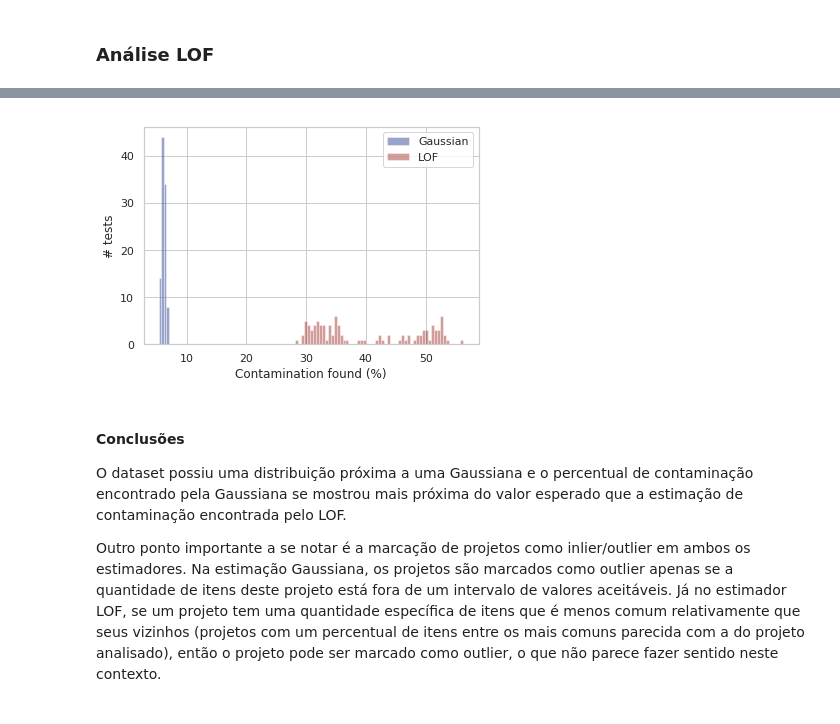
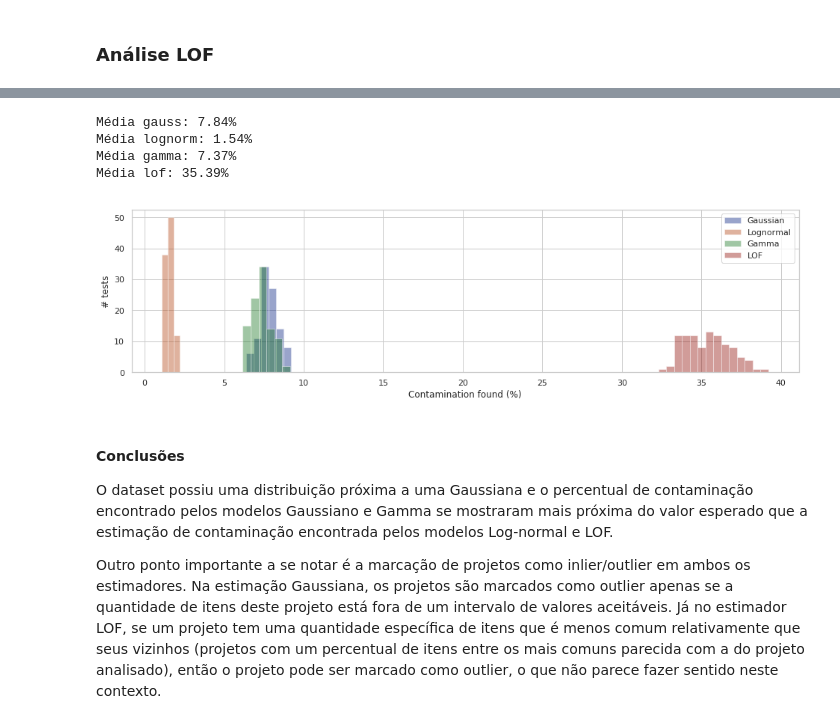
Before and after one commit to lappis-unb/salic-ml, a Jupyter notebook: notebooks/report/analysis_of_common_items.ipynb, the cells around one changed output, grey strips where cells are left out. Drawn from its saved outputs; the diff is of its cells as text; code cells hidden in the pictures.

```diff
--- a/notebooks/report/analysis_of_common_items.ipynb
+++ b/notebooks/report/analysis_of_common_items.ipynb
@@ -178,3 +178,6 @@ Wall time: 1min 40s
+# %%
+segment_projects[segment_projects >= 0.999] = 0.999
+segment_projects[segment_projects <= 0.001] = 0.001
 # %% [markdown]
 #### Gerando gráficos dos resultados encontrados
 # %%
@@ -212,18 +302,2 @@ dtype: float64
 # %% [markdown]
 ### Análise Gaussiana
-# %%
-expected_mean = np.mean(projects_train)
-expected_std = np.std(projects_train)
-print('Média esperada: %.2lf' % expected_mean)
-print('Desvio padrão esperado: %.2lf\n' % expected_std)
-
-k = 1.8
-lower_limit = expected_mean - k * expected_std
-upper_limit = expected_mean + k * expected_std
-contamination = 2 * (1 - scipy.stats.norm(expected_mean, expected_std).cdf(upper_limit))
-
-inlier_filter = ((projects_test >= lower_limit) & (projects_test <= upper_limit))
-contamination_found = sum(~inlier_filter) / len(projects_test)
-
-print('Percentual de outliers esperado: %.2lf%%' % (100 * contamination))
-print('Percentual de outliers encontrado: %.2lf%%' % (100 * contamination_found))
@@ -359,26 +487,41 @@ for i in range(100):
 # %%
 sns.set(style='whitegrid', palette='dark')
+f, ax = plt.subplots(figsize=(16,4))
 
-gauss = percentuals['gaussian']
-bins = max(1, int((max(gauss) - min(gauss)) * 2) + 1)
-sns.distplot(gauss, label="Gaussian", color="b", kde=False, bins=bins)
+bin_size = 0.5
+results = percentuals['gauss']
+print('Média gauss: %.2lf%%' % np.mean(results))
+bins = max(1, int((max(results) - min(results)) // bin_size) + 1)
+sns.distplot(results, label='Gaussian', kde=False, bins=bins)
 
-lof = percentuals['lof']
-bins = max(1, int((max(lof) - min(lof)) * 2) + 1)
-sns.distplot(lof, label="LOF", color="r", kde=False, bins=bins)
+results = percentuals['lognorm']
+print('Média lognorm: %.2lf%%' % np.mean(results))
+bins = max(1, int((max(results) - min(results)) // bin_size) + 1)
+sns.distplot(results, label='Lognormal', kde=False, bins=bins)
 
-# plt.hist(percentuals['gaussian'], bins=20, label='Gaussian')
-# plt.hist(percentuals['lof'], bins=20, label='LOF')
+results = percentuals['gamma']
+print('Média gamma: %.2lf%%' % np.mean(results))
+bins = max(1, int((max(results) - min(results)) // bin_size) + 1)
+sns.distplot(results, label='Gamma', kde=False, bins=bins)
+
+results = percentuals['lof']
+print('Média lof: %.2lf%%' % np.mean(results))
+bins = max(1, int((max(results) - min(results)) // bin_size) + 1)
+sns.distplot(results, label='LOF', kde=False, bins=bins)
 
 plt.legend(frameon=True)
 plt.xlabel('Contamination found (%)')
 plt.ylabel('# tests')
 plt.grid(True)
 # %% [output]
+Média gauss: 7.84%
+Média lognorm: 1.54%
+Média gamma: 7.37%
+Média lof: 35.39%
-[figure, old version]
+[figure, new version]
 # %% [markdown]
 #### Conclusões
 
-O dataset possiu uma distribuição próxima a uma Gaussiana e o percentual de contaminação encontrado pela Gaussiana se mostrou mais próxima do valor esperado que a estimação de contaminação encontrada pelo LOF.
+O dataset possiu uma distribuição próxima a uma Gaussiana e o percentual de contaminação encontrado pelos modelos Gaussiano e Gamma se mostraram mais próxima do valor esperado que a estimação de contaminação encontrada pelos modelos Log-normal e LOF.
 
 Outro ponto importante a se notar é a marcação de projetos como inlier/outlier em ambos os estimadores. Na estimação Gaussiana, os projetos são marcados como outlier apenas se a quantidade de itens deste projeto está fora de um intervalo de valores aceitáveis. Já no estimador LOF, se um projeto tem uma quantidade específica de itens que é menos comum relativamente que seus vizinhos (projetos com um percentual de itens entre os mais comuns parecida com a do projeto analisado), então o projeto pode ser marcado como outlier, o que não parece fazer sentido neste contexto.
```
Also changed, not shown: parts of 17 cells of this notebook.
